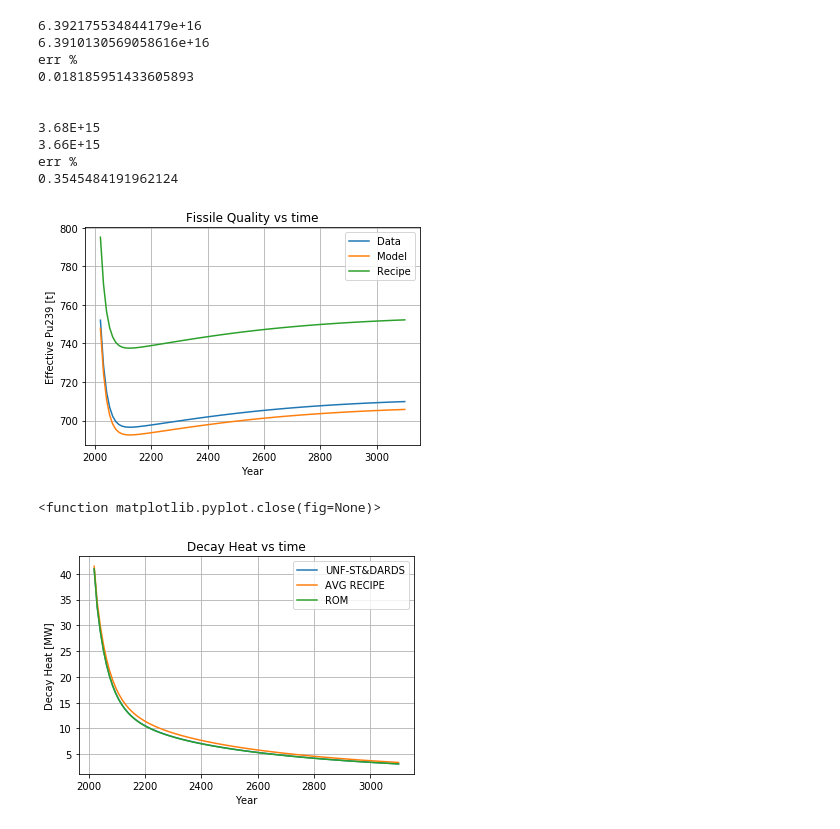
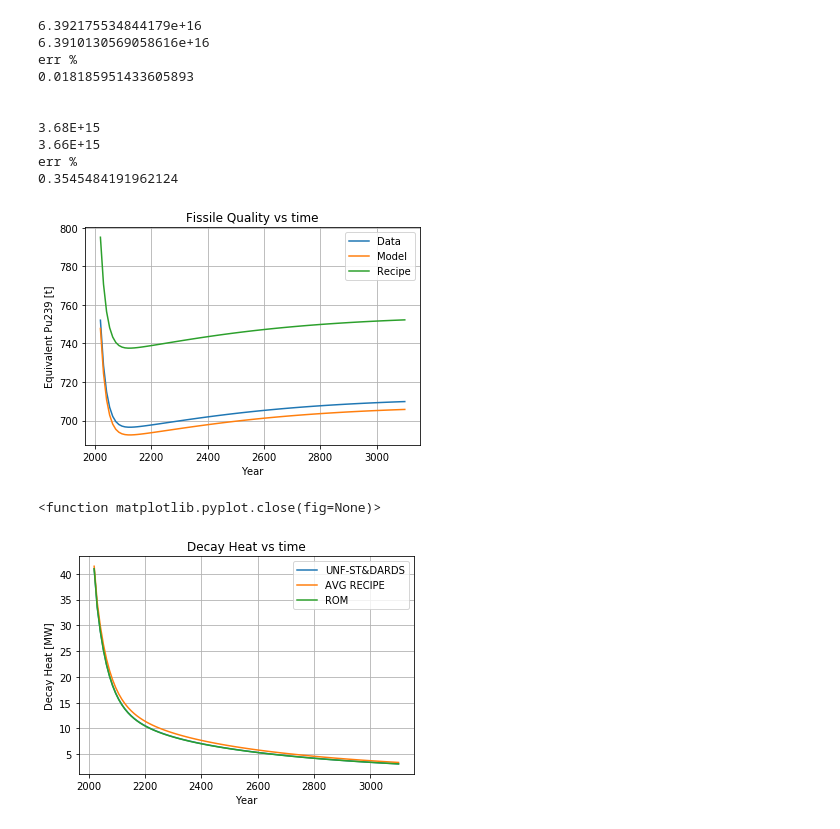
Before and after one commit to jbae11/depletion_rom, a Jupyter notebook: udb_compare.ipynb, the cells around one changed output. Cells and saved outputs as stored; diff of their text form; code cells hidden in the pictures.

```diff
--- a/udb_compare.ipynb
+++ b/udb_compare.ipynb
@@ -994,18 +1004,18 @@ err_act_rom = (act_acc - act_rom) / act_acc * 100
 # %%
 plt.plot(time_acc, fiss_acc, label='Data')
 plt.plot(time_rec, fiss_rom, label='Model')
 plt.plot(time_rec, fiss_rec, label='Recipe')
 
 plt.title('Fissile Quality vs time')
 plt.xlabel('Year')
-plt.ylabel('Effective Pu239 [t]')
+plt.ylabel('Equivalent Pu239 [t]')
 plt.legend()
 plt.grid()
 plt.savefig('./images/fiss.png', format='png')
 plt.show()
 plt.close
 # %% [output]
-[figure, old version]
+[figure, new version]
 <function matplotlib.pyplot.close(fig=None)>
 # %%
 plt.plot(time_acc, heat_acc, label='UNF-ST&DARDS')
```
Also changed, not shown: parts of 10 cells of this notebook.
